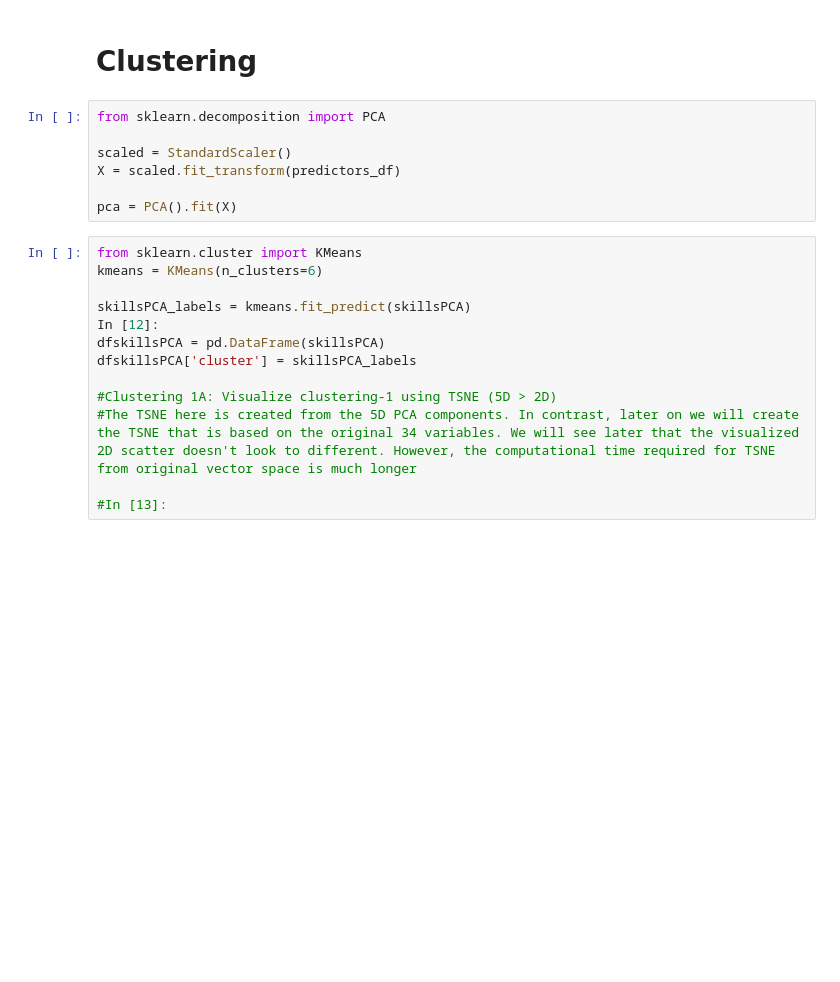
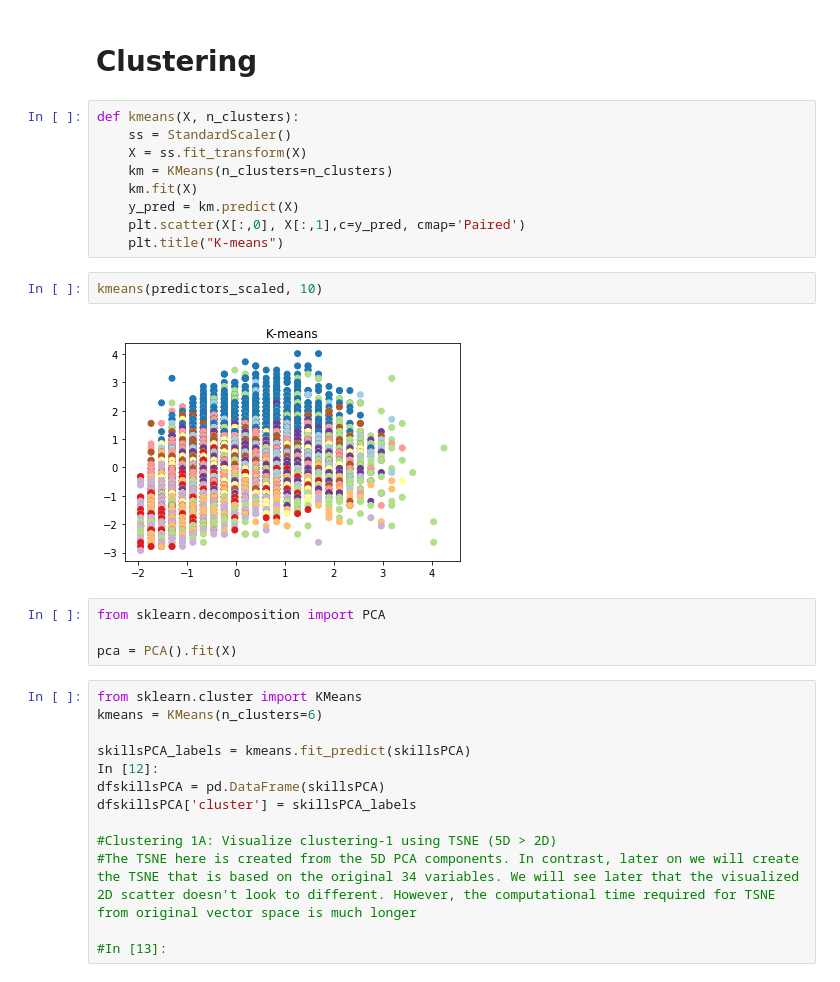
Before and after one commit to nazihkalo/FIFA19-Scouting-Analysis, a Jupyter notebook: 100-Recommendation_Clustering.ipynb, the cells around one changed output. Drawn from its saved outputs; the diff is of its cells as text; blank space fills up the shorter version.

Commit message:
Added to the clustering

```diff
--- a/100-Recommendation_Clustering.ipynb
+++ b/100-Recommendation_Clustering.ipynb
@@ -227,11 +234,21 @@ RadorChart(graph= standard_player,
 # %% [markdown]
 # Clustering
+# %%
+def kmeans(X, n_clusters):
+    ss = StandardScaler()
+    X = ss.fit_transform(X)
+    km = KMeans(n_clusters=n_clusters)
+    km.fit(X)
+    y_pred = km.predict(X)
+    plt.scatter(X[:,0], X[:,1],c=y_pred, cmap='Paired')
+    plt.title("K-means")
+# %%
+kmeans(predictors_scaled, 10)
+# %% [output]
+[figure, added]
 # %%
 from sklearn.decomposition import PCA
 
-scaled = StandardScaler()
-X = scaled.fit_transform(predictors_df)
-
 pca = PCA().fit(X)
 # %%
 from sklearn.cluster import KMeans
```
Also changed, not shown: parts of 25 cells of this notebook.
